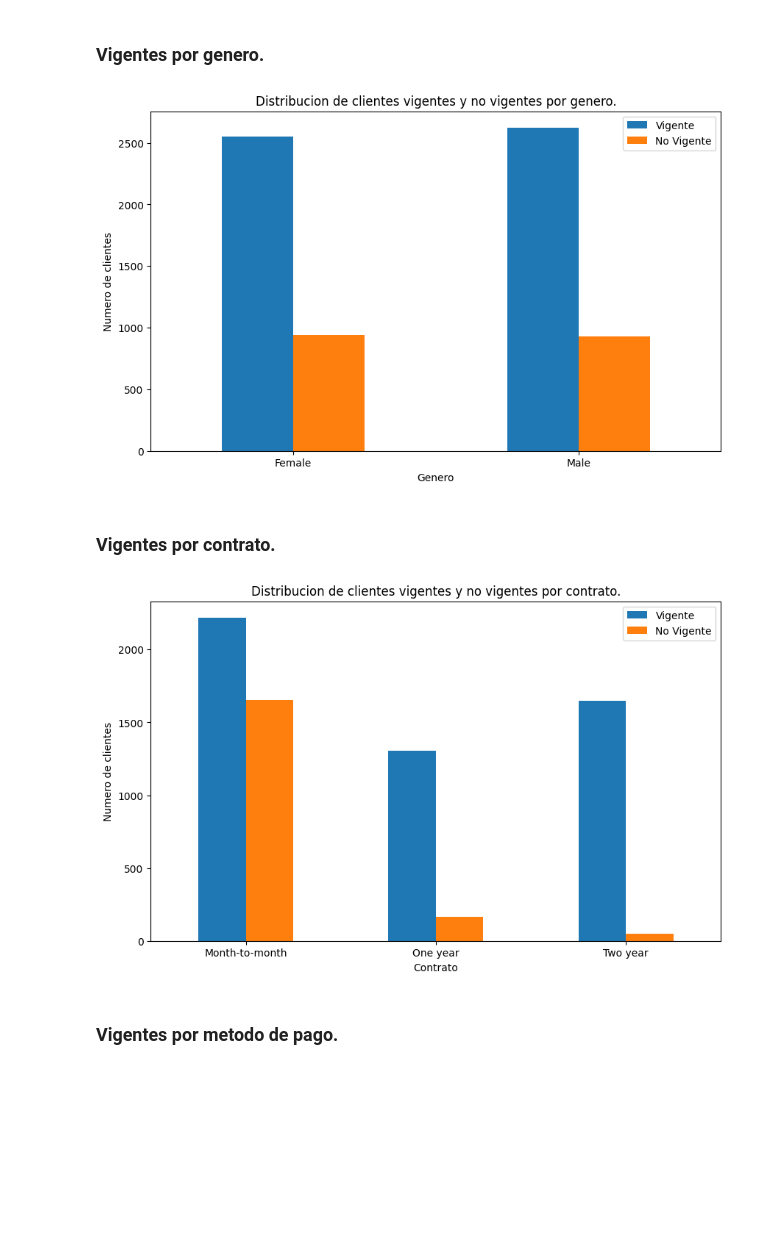
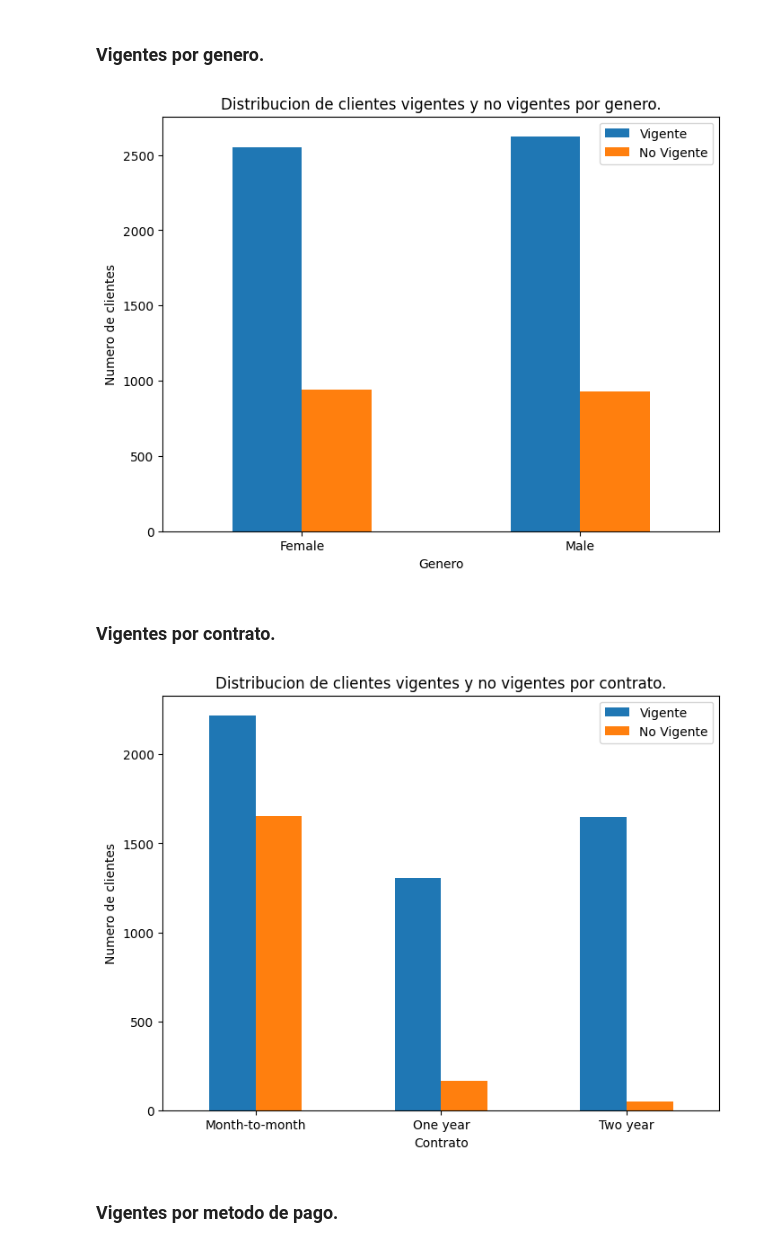
Before and after one commit to PabloVera26/TelecomXChallenge, a Jupyter notebook: TelecomX_LATAM.ipynb, the cells around one changed output. Saved outputs shown, nothing was run; the diff lists cells and outputs as text; code cells hidden in the pictures; blank space fills up the shorter version.

```diff
--- a/TelecomX_LATAM.ipynb
+++ b/TelecomX_LATAM.ipynb
@@ -279,29 +279,34 @@ plt.show()
 # %%
 vigentesGenero = datosNormalizado.groupby(['Gender', 'Churn']).size().unstack()
 
-ax = vigentesGenero.plot(kind='bar', figsize=(10, 6), rot=0)
+ax = vigentesGenero.plot(kind='bar', figsize=(8, 6), rot=0)
 ax.set_title('Distribucion de clientes vigentes y no vigentes por genero.')
 ax.set_xlabel('Genero')
 ax.set_ylabel('Numero de clientes')
 ax.legend(labels=['Vigente', 'No Vigente'])
 
 plt.show()
 # %% [output]
-[figure, old version]
+[figure, new version]
 # %% [markdown]
 ### Vigentes por contrato.
 # %%
 vigentesContrato = datosNormalizado.groupby(['Contract', 'Churn']).size().unstack()
 
-ax = vigentesContrato.plot(kind='bar', figsize=(10, 6), rot=0)
+ax = vigentesContrato.plot(kind='bar', figsize=(8, 6), rot=0)
 ax.set_title('Distribucion de clientes vigentes y no vigentes por contrato.')
 ax.set_xlabel('Contrato')
 ax.set_ylabel('Numero de clientes')
 ax.legend(labels=['Vigente', 'No Vigente'])
 
+plt.savefig('grafico_vigentes_por_contrato',  # Ruta donde se guardará
+            dpi=300,                # Resolución (puntos por pulgada)
+            bbox_inches='tight',    # Evita recortes en etiquetas
+            transparent=False)      # Fondo transparente (útil para PNG)
+
 plt.show()
 # %% [output]
-[figure, old version]
+[figure, new version]
 # %% [markdown]
 ### Vigentes por metodo de pago.
 # %%
```
Also changed, not shown: parts of 19 cells of this notebook.
